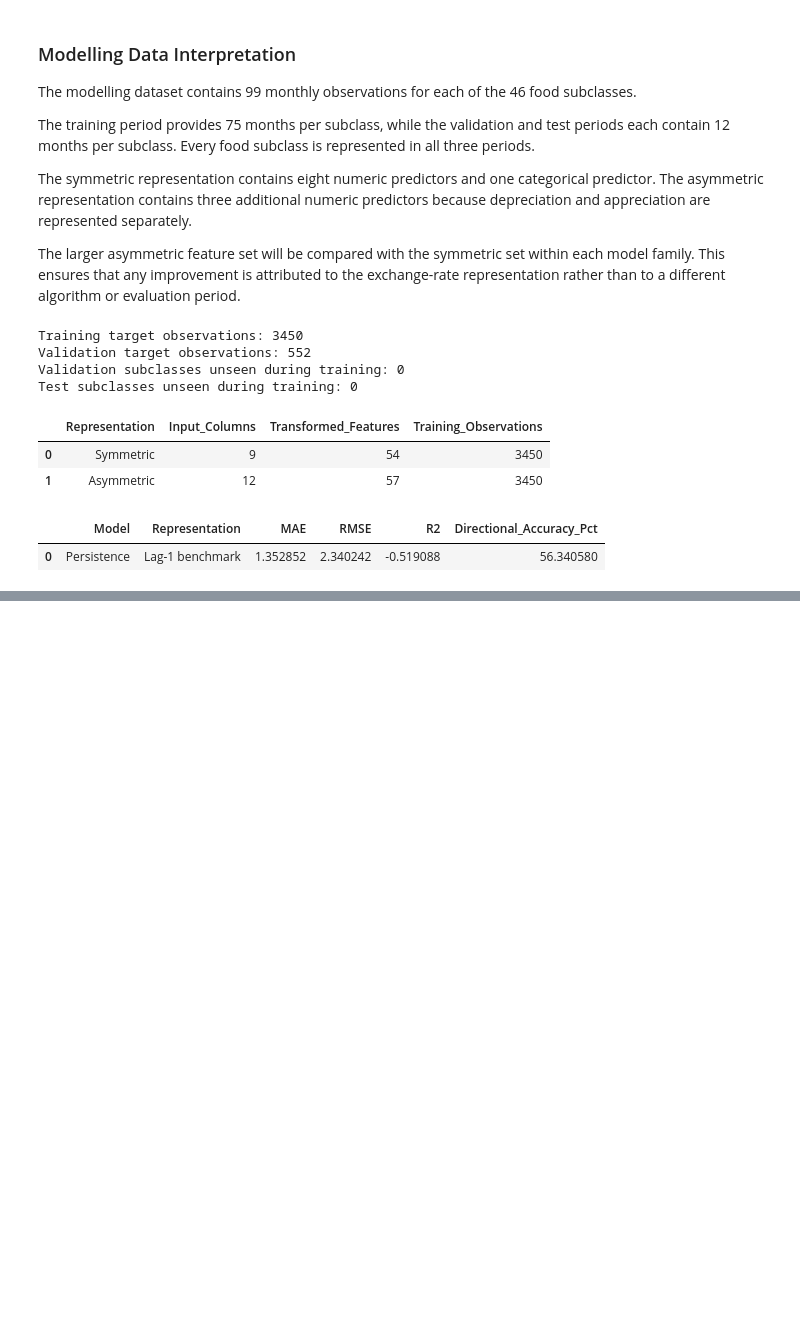
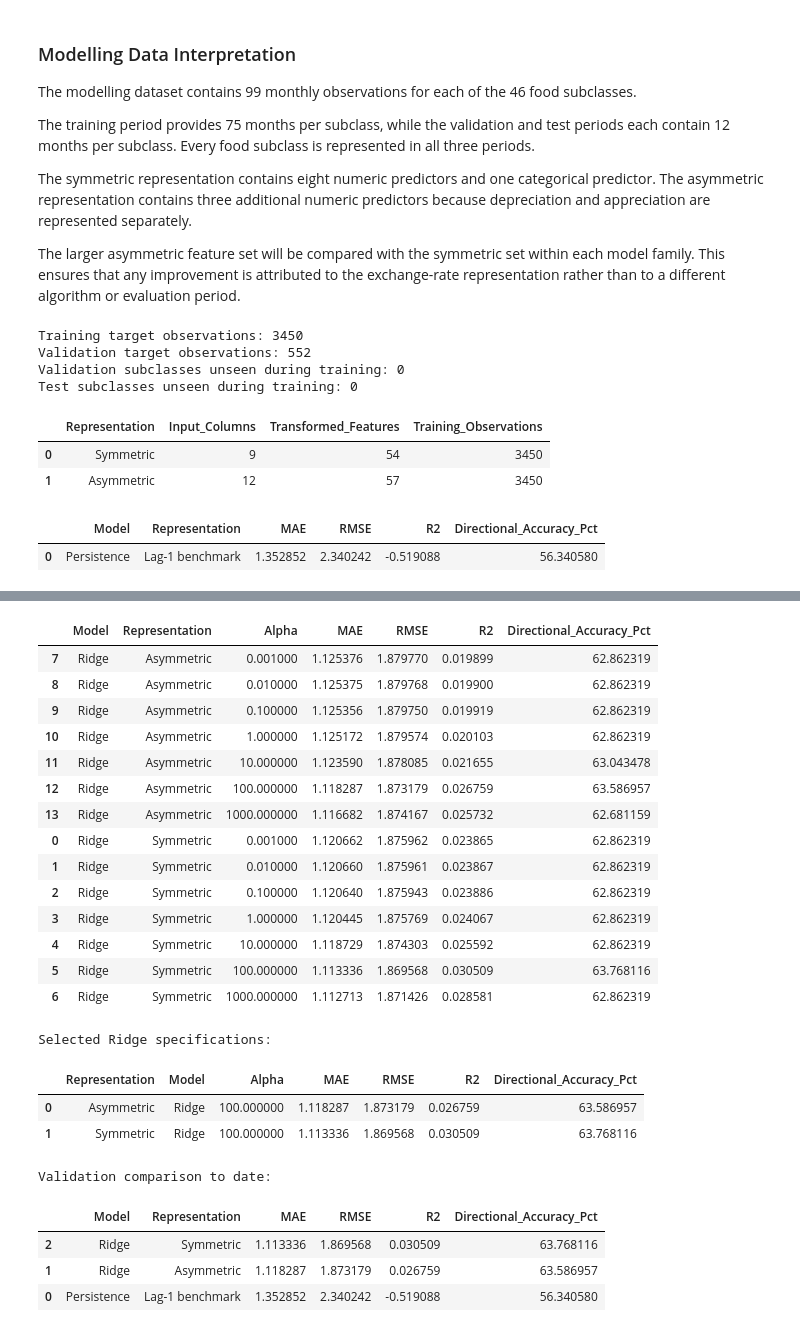
Before and after one commit to MasindiManaga/ERPT_ML_Research, a Jupyter notebook: notebooks/08_Machine_Learning_Modelling.ipynb, the cells around one changed output, grey strips where cells are left out. Drawn from its saved outputs; the diff is of its cells as text; code cells hidden in the pictures; blank space fills up the shorter version.

Commit message:
select ridge models and randomf forest models, intepret both models

```diff
--- a/notebooks/08_Machine_Learning_Modelling.ipynb
+++ b/notebooks/08_Machine_Learning_Modelling.ipynb
@@ -555,0 +658,72 @@ display(validation_model_results)
+# %%
+# select ridge models
+
+selected_ridge_results = (
+    ridge_tuning_results
+    .sort_values(
+        ["Representation", "RMSE", "MAE"]
+    )
+    .groupby(
+        "Representation",
+        as_index=False,
+    )
+    .first()
+)
+
+display(
+    ridge_tuning_results.sort_values(
+        ["Representation", "Alpha"]
+    )
+)
+
+print("Selected Ridge specifications:")
+
+display(selected_ridge_results)
+
+validation_model_results = pd.concat(
+    [
+        validation_model_results,
+        selected_ridge_results[
+            [
+                "Model",
+                "Representation",
+                "MAE",
+                "RMSE",
+                "R2",
+                "Directional_Accuracy_Pct",
+            ]
+        ],
+    ],
+    ignore_index=True,
+)
+
+print("Validation comparison to date:")
+
+display(
+    validation_model_results.sort_values("RMSE")
+)
+# %% [output]
+|  | Model | Representation | Alpha | MAE | RMSE | R2 | Directional_Accuracy_Pct |
+| 7 | Ridge | Asymmetric | 0.001000 | 1.125376 | 1.879770 | 0.019899 | 62.862319 |
+| 8 | Ridge | Asymmetric | 0.010000 | 1.125375 | 1.879768 | 0.019900 | 62.862319 |
+| 9 | Ridge | Asymmetric | 0.100000 | 1.125356 | 1.879750 | 0.019919 | 62.862319 |
+| 10 | Ridge | Asymmetric | 1.000000 | 1.125172 | 1.879574 | 0.020103 | 62.862319 |
+| 11 | Ridge | Asymmetric | 10.000000 | 1.123590 | 1.878085 | 0.021655 | 63.043478 |
+| 12 | Ridge | Asymmetric | 100.000000 | 1.118287 | 1.873179 | 0.026759 | 63.586957 |
+| 13 | Ridge | Asymmetric | 1000.000000 | 1.116682 | 1.874167 | 0.025732 | 62.681159 |
+| 0 | Ridge | Symmetric | 0.001000 | 1.120662 | 1.875962 | 0.023865 | 62.862319 |
+| 1 | Ridge | Symmetric | 0.010000 | 1.120660 | 1.875961 | 0.023867 | 62.862319 |
+| 2 | Ridge | Symmetric | 0.100000 | 1.120640 | 1.875943 | 0.023886 | 62.862319 |
+| 3 | Ridge | Symmetric | 1.000000 | 1.120445 | 1.875769 | 0.024067 | 62.862319 |
+| 4 | Ridge | Symmetric | 10.000000 | 1.118729 | 1.874303 | 0.025592 | 62.862319 |
+| 5 | Ridge | Symmetric | 100.000000 | 1.113336 | 1.869568 | 0.030509 | 63.768116 |
+| 6 | Ridge | Symmetric | 1000.000000 | 1.112713 | 1.871426 | 0.028581 | 62.862319 |
+Selected Ridge specifications:
+|  | Representation | Model | Alpha | MAE | RMSE | R2 | Directional_Accuracy_Pct |
+| 0 | Asymmetric | Ridge | 100.000000 | 1.118287 | 1.873179 | 0.026759 | 63.586957 |
+| 1 | Symmetric | Ridge | 100.000000 | 1.113336 | 1.869568 | 0.030509 | 63.768116 |
+Validation comparison to date:
+|  | Model | Representation | MAE | RMSE | R2 | Directional_Accuracy_Pct |
+| 2 | Ridge | Symmetric | 1.113336 | 1.869568 | 0.030509 | 63.768116 |
+| 1 | Ridge | Asymmetric | 1.118287 | 1.873179 | 0.026759 | 63.586957 |
+| 0 | Persistence | Lag-1 benchmark | 1.352852 | 2.340242 | -0.519088 | 56.340580 |
```
Also changed, not shown: parts of 6 cells of this notebook.
